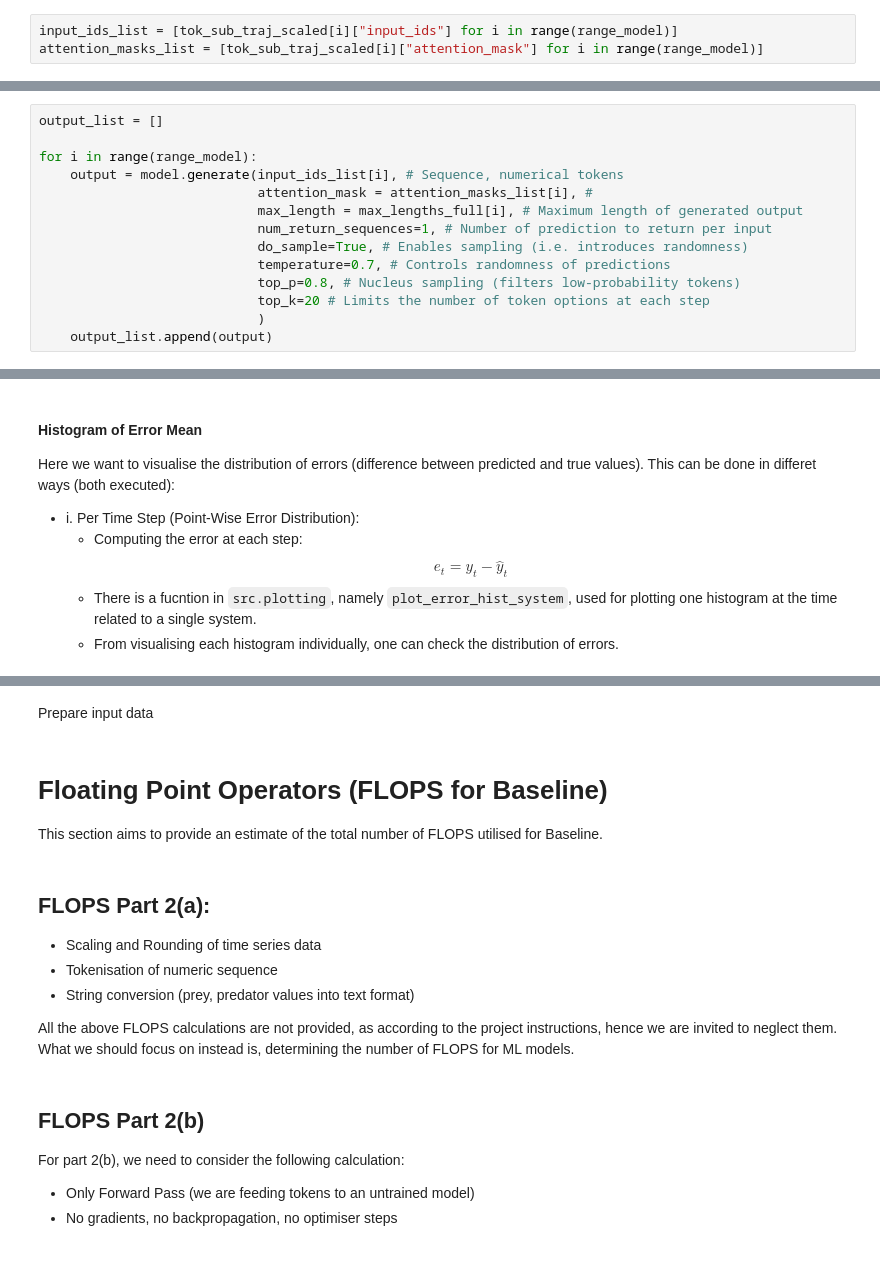
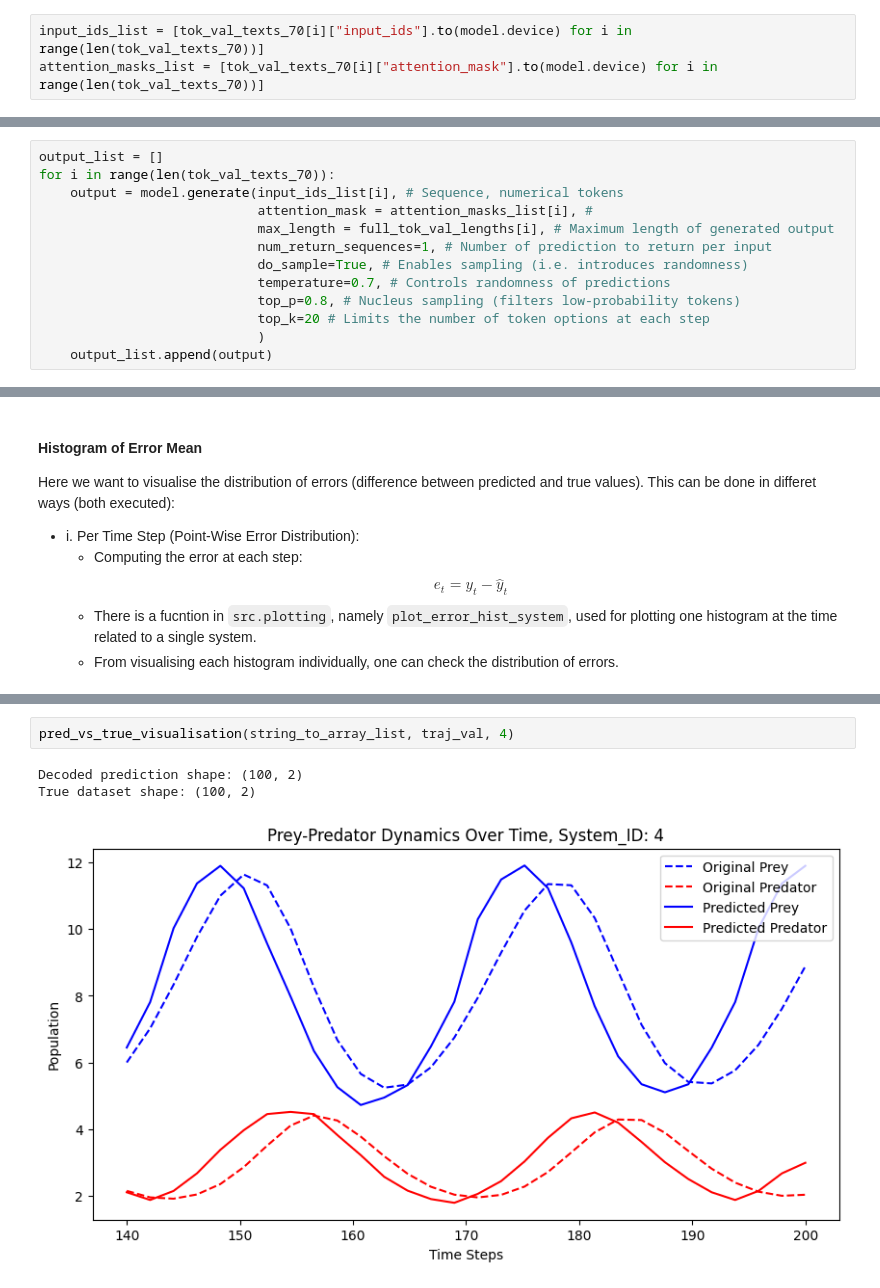
Before and after one commit to MatteoMancini01/M2_Cw, a Jupyter notebook: Baseline.ipynb, the cells around one changed output, grey strips where cells are left out. Drawn from its saved outputs; the diff is of its cells as text; blank space fills up the shorter version.

Commit message:
reviewed my previuous work, and improved few things, managed to use GPU on my machine for qwen untrained model

```diff
--- a/Baseline.ipynb
+++ b/Baseline.ipynb
@@ -582,4 +205,4 @@ Collecting `input_ids` and `attention_mask` into `input_ids_list` and `attention
 # %%
-input_ids_list = [tok_sub_traj_scaled[i]["input_ids"] for i in range(range_model)]
-attention_masks_list = [tok_sub_traj_scaled[i]["attention_mask"] for i in range(range_model)]
+input_ids_list = [tok_val_texts_70[i]["input_ids"].to(model.device) for i in range(len(tok_val_texts_70))]
+attention_masks_list = [tok_val_texts_70[i]["attention_mask"].to(model.device) for i in range(len(tok_val_texts_70))]
 # %% [markdown]
@@ -587,10 +210,9 @@ Below we are using `model.generate` to predict the next 50 pairs (prey, predator
 # %%
 output_list = []
-
-for i in range(range_model):
+for i in range(len(tok_val_texts_70)):
     output = model.generate(input_ids_list[i], # Sequence, numerical tokens
                             attention_mask = attention_masks_list[i], #
-                            max_length = max_lengths_full[i], # Maximum length of generated output
+                            max_length = full_tok_val_lengths[i], # Maximum length of generated output
                             num_return_sequences=1, # Number of prediction to return per input
                             do_sample=True, # Enables sampling (i.e. introduces randomness)
                             temperature=0.7, # Controls randomness of predictions
@@ -865,20 +398,7 @@ True dataset shape: (100, 2)
-# %% [markdown]
-Prepare input data
-# %% [markdown]
-# Floating Point Operators (FLOPS for Baseline)
-
-This section aims to provide an estimate of the total number of FLOPS utilised for Baseline.
-# %% [markdown]
-## FLOPS Part 2(a):
-- Scaling and Rounding of time series data
-- Tokenisation of numeric sequence
-- String conversion (prey, predator values into text format)
-
-All the above FLOPS calculations are not provided, as according to the project instructions, hence we are invited to neglect them. What we should focus on instead is, determining the number of FLOPS for ML models.
-# %% [markdown]
-## FLOPS Part 2(b)
-
-For part 2(b), we need to consider the following calculation:
--	Only Forward Pass (we are feeding tokens to an untrained model)
--	No gradients, no backpropagation, no optimiser steps
+# %%
+pred_vs_true_visualisation(string_to_array_list, traj_val, 4)
+# %% [output]
+Decoded prediction shape: (100, 2)
+True dataset shape: (100, 2)
+[figure, added]
 # %% [markdown]
```
Also changed, not shown: parts of 143 cells of this notebook, 11 other files.
